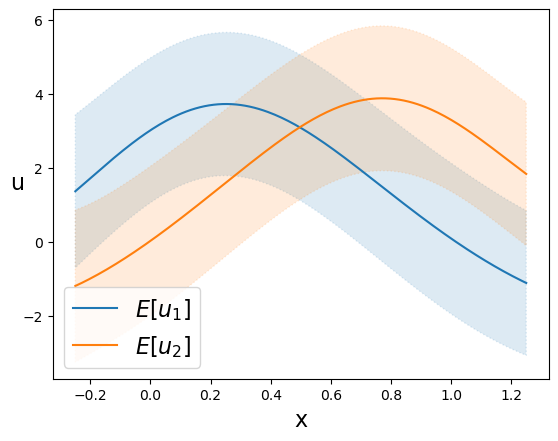
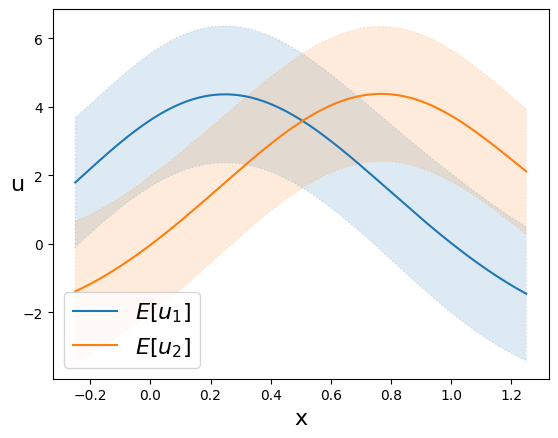
Unified diff of the notebook cell whose output changed from the first chart to the second:
--- before
+++ after
@@ -21,3 +21,3 @@
 plt.ylabel("u", fontsize=16, rotation=0)
 plt.legend(fontsize=16,loc='lower left')
-plt.savefig("figures/EstimatedCupcakes_pseudo_pseudo.pdf")
+#plt.savefig("figures/EstimatedCupcakes_pseudo_pseudo.pdf")

Commit: fixed notebooks